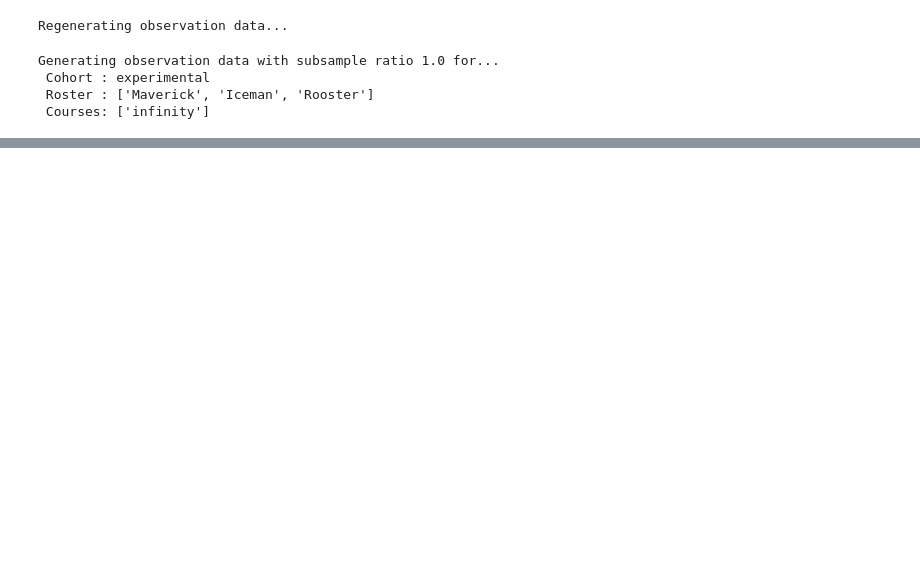
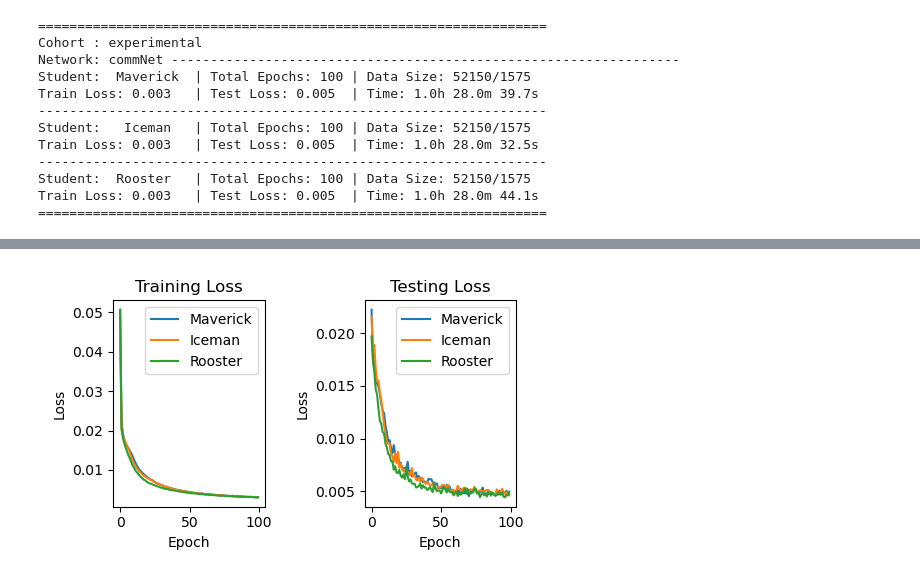
Before and after one commit to denisfliu/SousVide, a Jupyter notebook: notebooks/vit_general.ipynb, the cells around one changed output, grey strips where cells are left out. Cells and saved outputs as stored; diff of their text form; code cells hidden in the pictures; blank space fills up the shorter version.

```diff
--- a/notebooks/vit_general.ipynb
+++ b/notebooks/vit_general.ipynb
@@ -53,13 +75,20 @@ pl.plot_losses(cohort,roster,"histNet")
 # %%
-# Train the Command Network
-tp.train_roster(cohort,roster,"commNet",Neps_cN,regen_data=True)
-# tp.train_roster(cohort,roster,"commNet",Neps_cN,regen_data=False)
+# # Train the Command Network
+# tp.train_roster(cohort,roster,"commNet",Neps_cN,regen_data=True)
+# # tp.train_roster(cohort,roster,"commNet",Neps_cN,regen_data=False)
 
 # Review Losses
 pl.plot_losses(cohort,roster,"commNet")
 # %% [output]
-Regenerating observation data...
+=================================================================
+Cohort : experimental
+Network: commNet -----------------------------------------------------------------
+Student:  Maverick  | Total Epochs: 100 | Data Size: 52150/1575
+Train Loss: 0.003   | Test Loss: 0.005  | Time: 1.0h 28.0m 39.7s
+-----------------------------------------------------------------
+Student:   Iceman   | Total Epochs: 100 | Data Size: 52150/1575
+Train Loss: 0.003   | Test Loss: 0.005  | Time: 1.0h 28.0m 32.5s
+-----------------------------------------------------------------
+Student:  Rooster   | Total Epochs: 100 | Data Size: 52150/1575
+Train Loss: 0.003   | Test Loss: 0.005  | Time: 1.0h 28.0m 44.1s
+=================================================================
-Generating observation data with subsample ratio 1.0 for...
- Cohort : experimental
- Roster : ['Maverick', 'Iceman', 'Rooster']
- Courses: ['infinity']
@@ -68,0 +95 @@ Generating observation data with subsample ratio 1.0 for...
+[figure, added]
```
Also changed, not shown: parts of 3 cells of this notebook, 1 other file.
